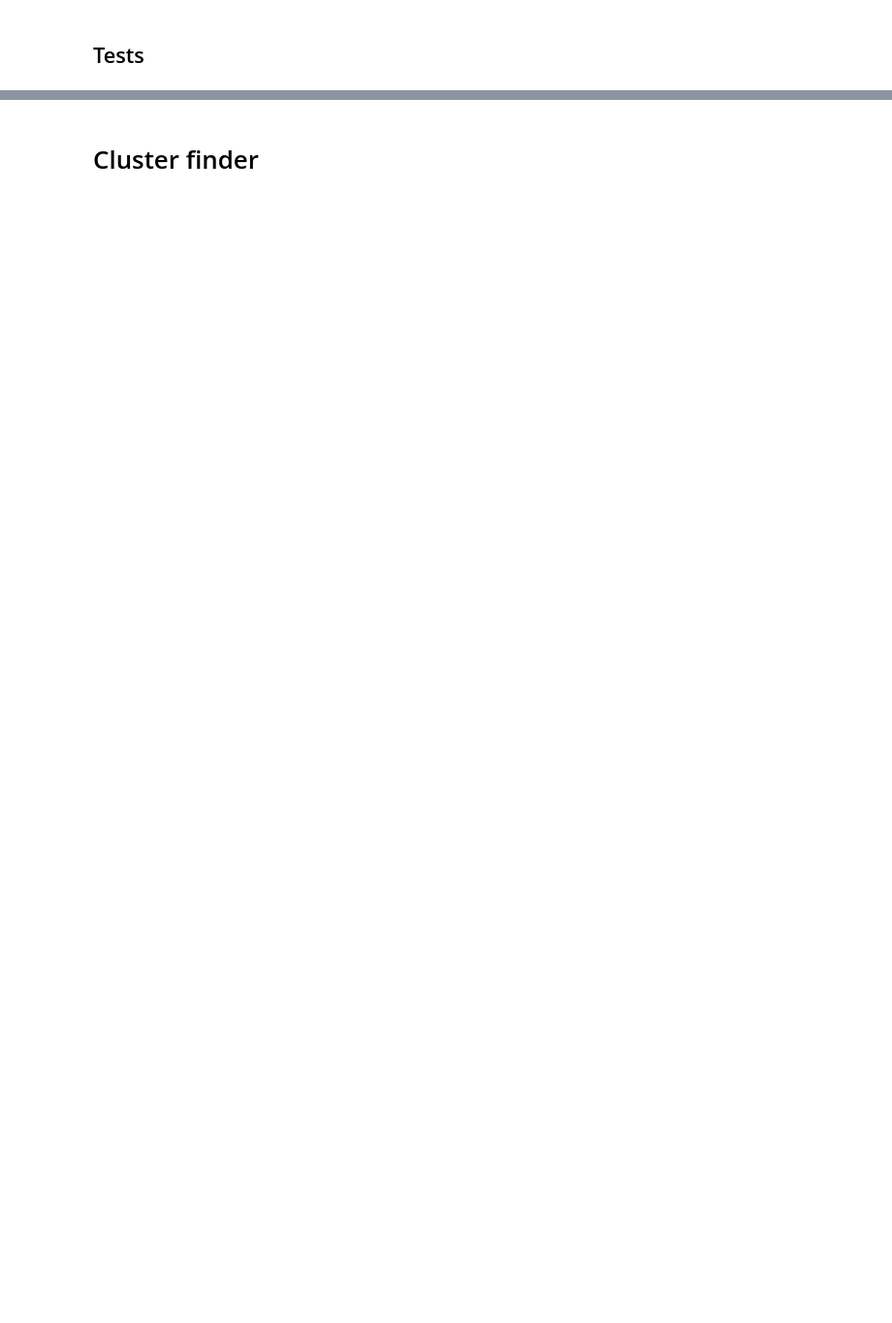
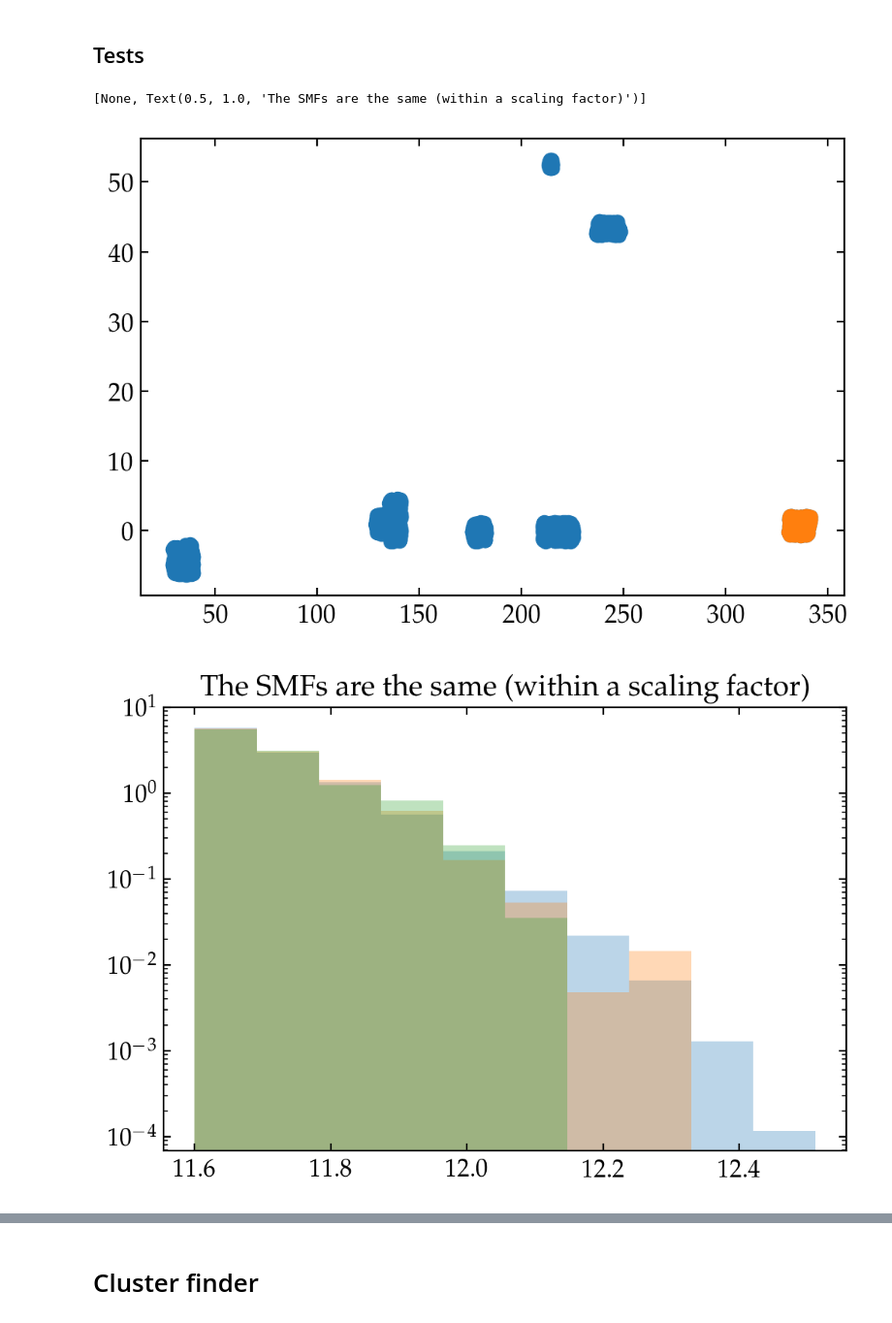
Before and after one commit to gsallabe/thesis_satellite_fraction, a Jupyter notebook: cb/main.ipynb, the cells around one changed output, grey strips where cells are left out. Shown: that part at 97% size. Drawn from its saved outputs; the diff is of its cells as text; code cells hidden in the pictures; blank space fills up the shorter version.

```diff
--- a/cb/main.ipynb
+++ b/cb/main.ipynb
@@ -363,7 +379,19 @@ print(np.mean(sim_clust_cf), np.mean(sim_clust_cf[:10]), sim_clust_cf)
 # %% [markdown]
 ## Tests
 # %%
+_, ax = plt.subplots()
+ax.scatter(gals["ra"], gals["dec"])
+
+ss_gals = gals[gals["ra"] > 300]
+ax.scatter(ss_gals["ra"], ss_gals["dec"])
+
+# Are the SMFs the same incl some multiplicative factor?
 _, ax = plt.subplots()
 _, bins, _ = ax.hist(log_stellar_masses[log_stellar_masses > 11.6], density=True, alpha=0.3)
 ax.hist(gals["logm_max"][gals["logm_max"] > 11.6], density=True, bins=bins, alpha=0.3)
-ax.set(yscale="log")
+ax.hist(ss_gals["logm_max"][ss_gals["logm_max"] > 11.6], density=True, bins=bins, alpha=0.3)
+ax.set(yscale="log", title="The SMFs are the same (within a scaling factor)")
+# %% [output]
+[None, Text(0.5, 1.0, 'The SMFs are the same (within a scaling factor)')]
+[figure, added]
+[figure, added]
```
Also changed, not shown: parts of 11 cells of this notebook, 3 other files.
